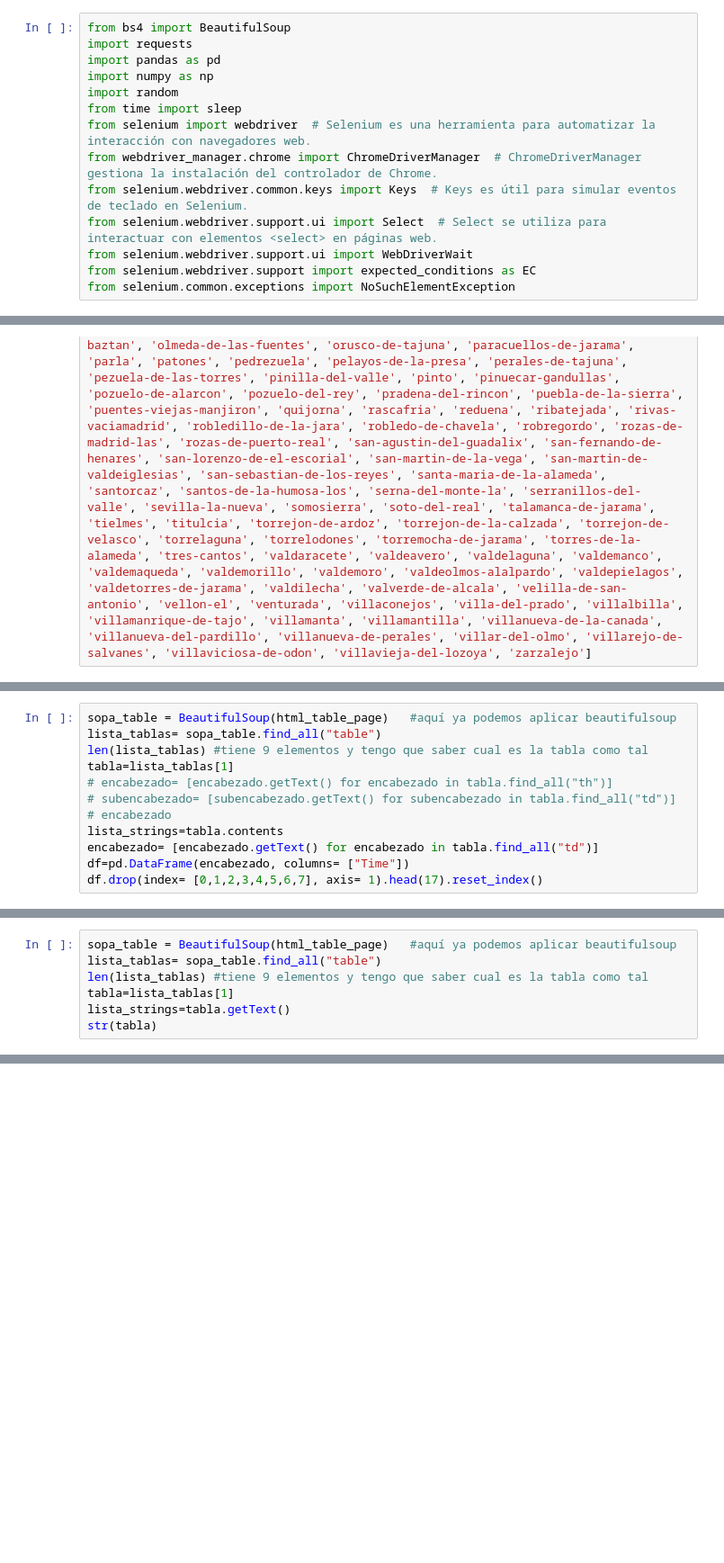
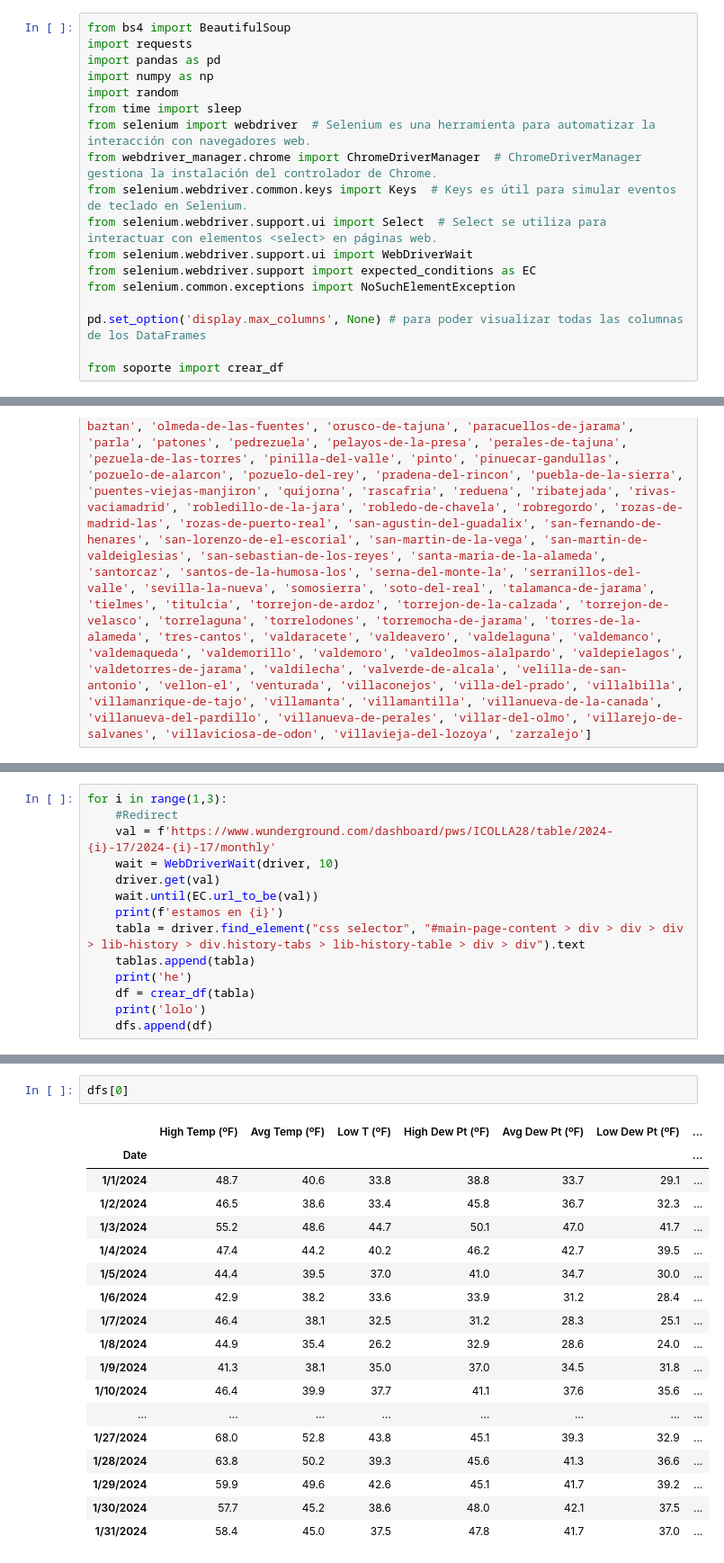
Before and after one commit to SupernovaIa/Laboratorio-Selenium, a Jupyter notebook: modulo3-laboratorio03-selenium.ipynb, the cells around one changed output, grey strips where cells are left out. Shown: that part at 90% size. Saved outputs shown, nothing was run; the diff lists cells and outputs as text; blank space fills up the shorter version.

```diff
--- a/modulo3-laboratorio03-selenium.ipynb
+++ b/modulo3-laboratorio03-selenium.ipynb
@@ -12,4 +12,8 @@ from selenium.webdriver.support.ui import Select  # Select se utiliza para inter
 from selenium.webdriver.support.ui import WebDriverWait
 from selenium.webdriver.support import expected_conditions as EC
 from selenium.common.exceptions import NoSuchElementException
+
+pd.set_option('display.max_columns', None) # para poder visualizar todas las columnas de los DataFrames
+
+from soporte import crear_df
 # %%
@@ -253,12 +84,0 @@ df_encabezados_bueno
-# %%
-sopa_table = BeautifulSoup(html_table_page)   #aquí ya podemos aplicar beautifulsoup
-lista_tablas= sopa_table.find_all("table")
-len(lista_tablas) #tiene 9 elementos y tengo que saber cual es la tabla como tal
-tabla=lista_tablas[1]
-# encabezado= [encabezado.getText() for encabezado in tabla.find_all("th")]
-# subencabezado= [subencabezado.getText() for subencabezado in tabla.find_all("td")]
-# encabezado
-lista_strings=tabla.contents
-encabezado= [encabezado.getText() for encabezado in tabla.find_all("td")]
-df=pd.DataFrame(encabezado, columns= ["Time"])
-df.drop(index= [0,1,2,3,4,5,6,7], axis= 1).head(17).reset_index()
@@ -284,7 +84,0 @@ df.drop(index= [0,1,2,3,4,5,6,7], axis= 1).head(17).reset_index()
-# %%
-sopa_table = BeautifulSoup(html_table_page)   #aquí ya podemos aplicar beautifulsoup
-lista_tablas= sopa_table.find_all("table")
-len(lista_tablas) #tiene 9 elementos y tengo que saber cual es la tabla como tal
-tabla=lista_tablas[1]
-lista_strings=tabla.getText()
-str(tabla)
@@ -294,0 +85,14 @@ nombre_columnas =  ["Time", "Temperature", "Dew_Point", "Humidity", "Wind_Speed"
+# %%
+for i in range(1,3):
+    #Redirect
+    val = f'https://www.wunderground.com/dashboard/pws/ICOLLA28/table/2024-{i}-17/2024-{i}-17/monthly'
+    wait = WebDriverWait(driver, 10)
+    driver.get(val)
+    wait.until(EC.url_to_be(val))
+    print(f'estamos en {i}')
+    tabla = driver.find_element("css selector", "#main-page-content > div > div > div > lib-history > div.history-tabs > lib-history-table > div > div").text
+    tablas.append(tabla)
+    print('he')
+    df = crear_df(tabla)
+    print('lolo')
+    dfs.append(df)
@@ -294,0 +106,21 @@ nombre_columnas =  ["Time", "Temperature", "Dew_Point", "Humidity", "Wind_Speed"
+# %%
+dfs[0]
+# %% [output]
+|  | High Temp (ºF) | Avg Temp (ºF) | Low T (ºF) | High Dew Pt (ºF) | Avg Dew Pt (ºF) | Low Dew Pt (ºF) | ... |
+| Date |  |  |  |  |  |  | ... |
+| 1/1/2024 | 48.7 | 40.6 | 33.8 | 38.8 | 33.7 | 29.1 | ... |
+| 1/2/2024 | 46.5 | 38.6 | 33.4 | 45.8 | 36.7 | 32.3 | ... |
+| 1/3/2024 | 55.2 | 48.6 | 44.7 | 50.1 | 47.0 | 41.7 | ... |
+| 1/4/2024 | 47.4 | 44.2 | 40.2 | 46.2 | 42.7 | 39.5 | ... |
+| 1/5/2024 | 44.4 | 39.5 | 37.0 | 41.0 | 34.7 | 30.0 | ... |
+| 1/6/2024 | 42.9 | 38.2 | 33.6 | 33.9 | 31.2 | 28.4 | ... |
+| 1/7/2024 | 46.4 | 38.1 | 32.5 | 31.2 | 28.3 | 25.1 | ... |
+| 1/8/2024 | 44.9 | 35.4 | 26.2 | 32.9 | 28.6 | 24.0 | ... |
+| 1/9/2024 | 41.3 | 38.1 | 35.0 | 37.0 | 34.5 | 31.8 | ... |
+| 1/10/2024 | 46.4 | 39.9 | 37.7 | 41.1 | 37.6 | 35.6 | ... |
+| ... | ... | ... | ... | ... | ... | ... | ... |
+| 1/27/2024 | 68.0 | 52.8 | 43.8 | 45.1 | 39.3 | 32.9 | ... |
+| 1/28/2024 | 63.8 | 50.2 | 39.3 | 45.6 | 41.3 | 36.6 | ... |
+| 1/29/2024 | 59.9 | 49.6 | 42.6 | 45.1 | 41.7 | 39.2 | ... |
+| 1/30/2024 | 57.7 | 45.2 | 38.6 | 48.0 | 42.1 | 37.5 | ... |
+| 1/31/2024 | 58.4 | 45.0 | 37.5 | 47.8 | 41.7 | 37.0 | ... |
```
Also changed, not shown: parts of 18 cells of this notebook, 5 other files.
